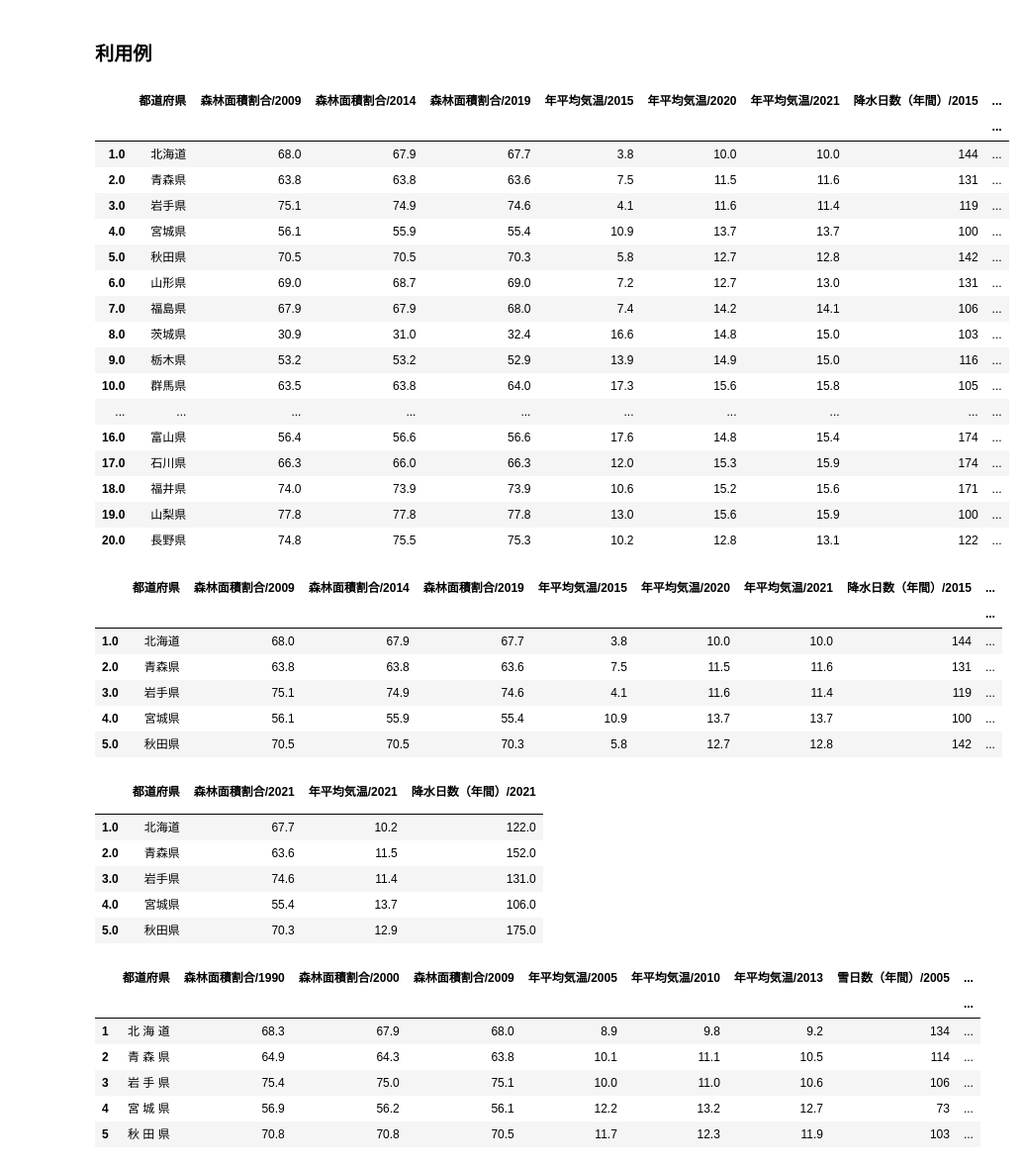
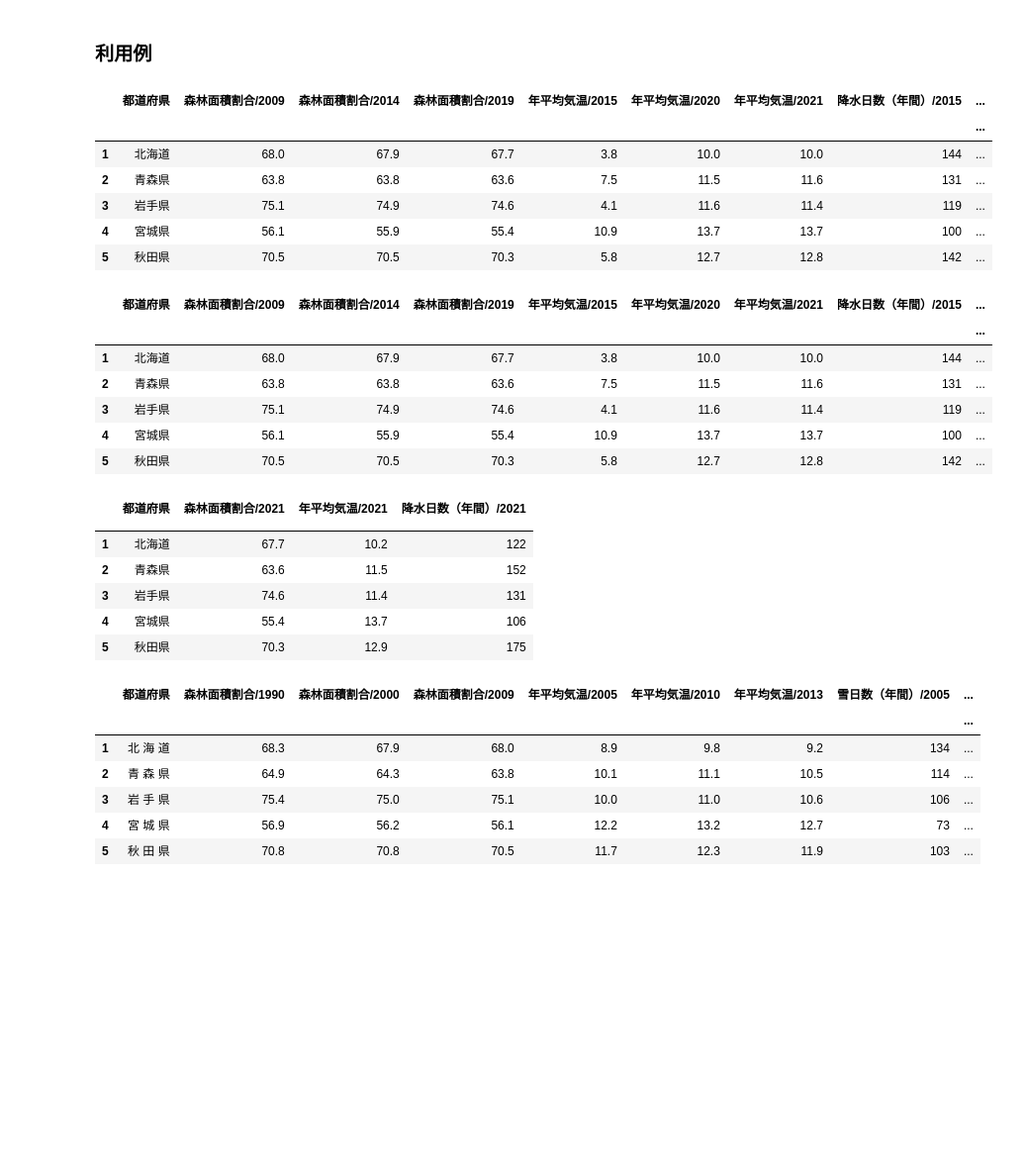
Before and after one commit to sasuraibito1125/google_colab, a Jupyter notebook: e_Stat_Excelデータロード.ipynb, the cells around one changed output. Shown at 99% size. Saved outputs shown, nothing was run; the diff lists cells and outputs as text; code cells hidden in the pictures; blank space fills up the shorter version.

```diff
--- a/e_Stat_Excelデータロード.ipynb
+++ b/e_Stat_Excelデータロード.ipynb
@@ -11,9 +11,9 @@
 # %%
 #@title #### e-StatのExcelファイルのデータロード { display-mode: "form" }
 #@markdown 関数名: `load_estat_excel`
-#@markdown * 引数：`excel`, `column_pairs`, `start_col='A'`, `start_row=13`, `nrows=49`
+#@markdown * 引数：`excel`, `column_pairs`, `start_col='A'`, `start_row=13`, `nrows=47`
 #@markdown * 戻り値：`DataFrame`
-def load_estat_excel(excel, column_pairs, start_col='A', start_row=15, nrows=49):
+def load_estat_excel(excel, column_pairs, start_col='A', start_row=15, nrows=47):
   '''Load data of each prefecture in e-Stat Excel file except data of nationwide.
   Default values are based on data in 2015.
 
@@ -54,39 +54,30 @@ def load_estat_excel(excel, column_pairs, start_col='A', start_row=15, nrows=49)
 ### 利用例
 # %%
 # @title #### [社会・人口統計体系 社会生活統計指標－都道府県の指標－2023 社会生活統計指標](https://www.e-stat.go.jp/stat-search/files?page=1&layout=datalist&toukei=00200502&tstat=000001201620&cycle=0&tclass1=000001201621&tclass2val=0&metadata=1&data=1) の「B. 自然環境」のExcelデータロード { display-mode: "form" }
+# @markdown ファイル名: a102.xls
 load_estat_excel('a102.xls', start_col='H', start_row=13,
                  column_pairs=[
                   ('O', '森林面積割合/2009'),
                   ('P', '森林面積割合/2014'),
                   ('Q', '森林面積割合/2019'),
                   ('AJ', '年平均気温/2015'),
                   ('AK', '年平均気温/2020'),
                   ('AH', '年平均気温/2021'),
                   ('BB', '降水日数（年間）/2015'),
                   ('BC', '降水日数（年間）/2020'),
                   ('BD', '降水日数（年間）/2021')
-                ]).head(20)
+                ]).head()
 # %% [output]
 |  | 都道府県 | 森林面積割合/2009 | 森林面積割合/2014 | 森林面積割合/2019 | 年平均気温/2015 | 年平均気温/2020 | 年平均気温/2021 | 降水日数（年間）/2015 | ... |
 |  |  |  |  |  |  |  |  |  | ... |
-| 1.0 | 北海道 | 68.0 | 67.9 | 67.7 | 3.8 | 10.0 | 10.0 | 144 | ... |
-| 2.0 | 青森県 | 63.8 | 63.8 | 63.6 | 7.5 | 11.5 | 11.6 | 131 | ... |
-| 3.0 | 岩手県 | 75.1 | 74.9 | 74.6 | 4.1 | 11.6 | 11.4 | 119 | ... |
-| 4.0 | 宮城県 | 56.1 | 55.9 | 55.4 | 10.9 | 13.7 | 13.7 | 100 | ... |
-| 5.0 | 秋田県 | 70.5 | 70.5 | 70.3 | 5.8 | 12.7 | 12.8 | 142 | ... |
-| 6.0 | 山形県 | 69.0 | 68.7 | 69.0 | 7.2 | 12.7 | 13.0 | 131 | ... |
-| 7.0 | 福島県 | 67.9 | 67.9 | 68.0 | 7.4 | 14.2 | 14.1 | 106 | ... |
-| 8.0 | 茨城県 | 30.9 | 31.0 | 32.4 | 16.6 | 14.8 | 15.0 | 103 | ... |
-| 9.0 | 栃木県 | 53.2 | 53.2 | 52.9 | 13.9 | 14.9 | 15.0 | 116 | ... |
-| 10.0 | 群馬県 | 63.5 | 63.8 | 64.0 | 17.3 | 15.6 | 15.8 | 105 | ... |
-| ... | ... | ... | ... | ... | ... | ... | ... | ... | ... |
-| 16.0 | 富山県 | 56.4 | 56.6 | 56.6 | 17.6 | 14.8 | 15.4 | 174 | ... |
-| 17.0 | 石川県 | 66.3 | 66.0 | 66.3 | 12.0 | 15.3 | 15.9 | 174 | ... |
-| 18.0 | 福井県 | 74.0 | 73.9 | 73.9 | 10.6 | 15.2 | 15.6 | 171 | ... |
-| 19.0 | 山梨県 | 77.8 | 77.8 | 77.8 | 13.0 | 15.6 | 15.9 | 100 | ... |
-| 20.0 | 長野県 | 74.8 | 75.5 | 75.3 | 10.2 | 12.8 | 13.1 | 122 | ... |
+| 1 | 北海道 | 68.0 | 67.9 | 67.7 | 3.8 | 10.0 | 10.0 | 144 | ... |
+| 2 | 青森県 | 63.8 | 63.8 | 63.6 | 7.5 | 11.5 | 11.6 | 131 | ... |
+| 3 | 岩手県 | 75.1 | 74.9 | 74.6 | 4.1 | 11.6 | 11.4 | 119 | ... |
+| 4 | 宮城県 | 56.1 | 55.9 | 55.4 | 10.9 | 13.7 | 13.7 | 100 | ... |
+| 5 | 秋田県 | 70.5 | 70.5 | 70.3 | 5.8 | 12.7 | 12.8 | 142 | ... |
 # %%
 # @title #### [社会・人口統計体系 社会生活統計指標－都道府県の指標－2023 社会生活統計指標](https://www.e-stat.go.jp/stat-search/files?page=1&layout=datalist&toukei=00200502&tstat=000001201620&cycle=0&tclass1=000001201621&tclass2val=0&metadata=1&data=1) の「B. 自然環境」のExcelデータロード { display-mode: "form" }
+# @markdown ファイル名: a102.xls
 load_estat_excel('a102.xls', start_col='H', start_row=13, column_pairs=[
                   ('O', '森林面積割合/2009'),
                   ('P', '森林面積割合/2014'),
@@ -101,13 +92,14 @@ load_estat_excel('a102.xls', start_col='H', start_row=13, column_pairs=[
 # %% [output]
 |  | 都道府県 | 森林面積割合/2009 | 森林面積割合/2014 | 森林面積割合/2019 | 年平均気温/2015 | 年平均気温/2020 | 年平均気温/2021 | 降水日数（年間）/2015 | ... |
 |  |  |  |  |  |  |  |  |  | ... |
-| 1.0 | 北海道 | 68.0 | 67.9 | 67.7 | 3.8 | 10.0 | 10.0 | 144 | ... |
-| 2.0 | 青森県 | 63.8 | 63.8 | 63.6 | 7.5 | 11.5 | 11.6 | 131 | ... |
-| 3.0 | 岩手県 | 75.1 | 74.9 | 74.6 | 4.1 | 11.6 | 11.4 | 119 | ... |
-| 4.0 | 宮城県 | 56.1 | 55.9 | 55.4 | 10.9 | 13.7 | 13.7 | 100 | ... |
-| 5.0 | 秋田県 | 70.5 | 70.5 | 70.3 | 5.8 | 12.7 | 12.8 | 142 | ... |
+| 1 | 北海道 | 68.0 | 67.9 | 67.7 | 3.8 | 10.0 | 10.0 | 144 | ... |
+| 2 | 青森県 | 63.8 | 63.8 | 63.6 | 7.5 | 11.5 | 11.6 | 131 | ... |
+| 3 | 岩手県 | 75.1 | 74.9 | 74.6 | 4.1 | 11.6 | 11.4 | 119 | ... |
+| 4 | 宮城県 | 56.1 | 55.9 | 55.4 | 10.9 | 13.7 | 13.7 | 100 | ... |
+| 5 | 秋田県 | 70.5 | 70.5 | 70.3 | 5.8 | 12.7 | 12.8 | 142 | ... |
 # %%
 # @title #### [社会・人口統計体系 統計でみる都道府県のすがた2023 社会生活統計指標](https://www.e-stat.go.jp/stat-search/files?page=1&layout=datalist&toukei=00200502&tstat=000001201623&cycle=0&tclass1=000001201624&tclass2val=0&metadata=1&data=1) の「B. 自然環境」のExcelデータロード { display-mode: "form" }
+# @markdown ファイル名: a202.xls
 load_estat_excel('a202.xls', start_col='H', start_row=14, column_pairs=[
                   ('P', '森林面積割合/2021'),
                   ('V', '年平均気温/2021'),
@@ -116,10 +108,10 @@ load_estat_excel('a202.xls', start_col='H', start_row=14, column_pairs=[
 # %% [output]
 |  | 都道府県 | 森林面積割合/2021 | 年平均気温/2021 | 降水日数（年間）/2021 |
 |  |  |  |  |  |
-| 1.0 | 北海道 | 67.7 | 10.2 | 122.0 |
-| 2.0 | 青森県 | 63.6 | 11.5 | 152.0 |
-| 3.0 | 岩手県 | 74.6 | 11.4 | 131.0 |
-| 4.0 | 宮城県 | 55.4 | 13.7 | 106.0 |
-| 5.0 | 秋田県 | 70.3 | 12.9 | 175.0 |
+| 1 | 北海道 | 67.7 | 10.2 | 122 |
+| 2 | 青森県 | 63.6 | 11.5 | 152 |
+| 3 | 岩手県 | 74.6 | 11.4 | 131 |
+| 4 | 宮城県 | 55.4 | 13.7 | 106 |
+| 5 | 秋田県 | 70.3 | 12.9 | 175 |
 # %%
 # @title #### [社会・人口統計体系 社会生活統計指標－都道府県の指標－2015 社会生活統計指標](https://www.e-stat.go.jp/stat-search/files?page=1&layout=datalist&toukei=00200502&tstat=000001067959&cycle=0&tclass1=000001067960&result_page=1&cycle_facet=cycle&tclass2val=0&metadata=1&data=1) の「B. 自然環境」のExcelデータロード { display-mode: "form" }
```
Also changed, not shown: parts of 2 cells of this notebook.
